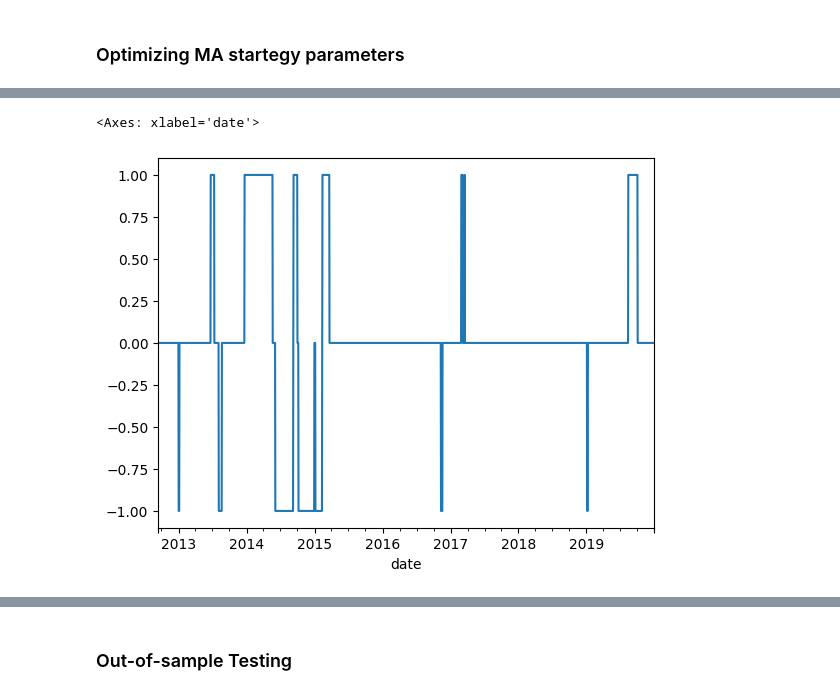
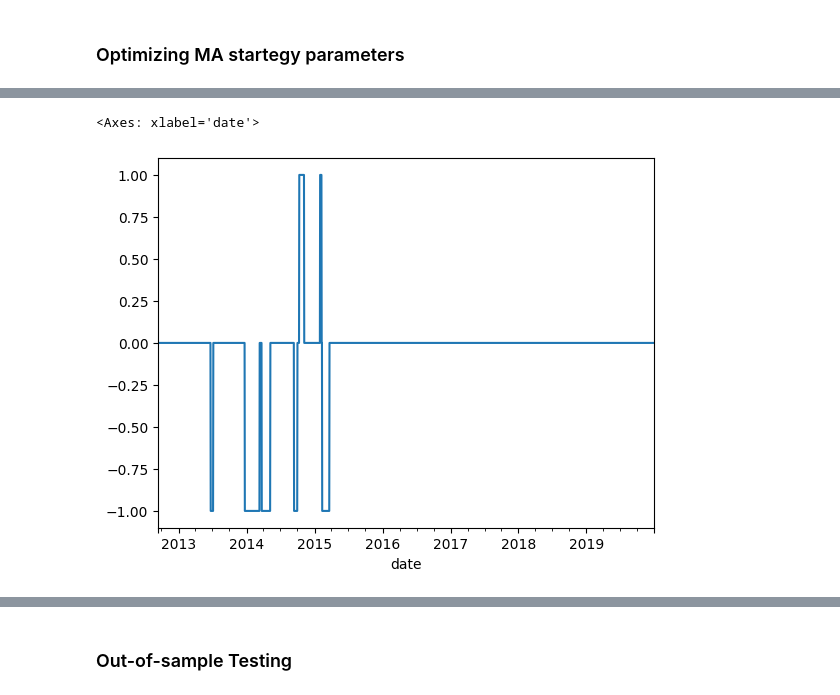
Before and after one commit to hedge-fund-strats/yield-curve-slope-trading, a Jupyter notebook: 05-trading-strat-joaquin.ipynb, the cells around one changed output, grey strips where cells are left out. Drawn from its saved outputs; the diff is of its cells as text; code cells hidden in the pictures.

```diff
--- a/05-trading-strat-joaquin.ipynb
+++ b/05-trading-strat-joaquin.ipynb
@@ -111,13 +114,13 @@ Best params via brute:
 # %%
 trades, df2 = mod.ema_strat(train_scores,
                             train_pca,
                             train_df,
                             portfolio,
-                            short=5, long=190, threshold=0.0015)
+                            short=20, long=70, threshold=0.0042)
 df2["position"].plot()
 # %% [output]
 <Axes: xlabel='date'>
-[figure, old version]
+[figure, new version]
 # %%
 df_trades = pd.DataFrame(trades)
 df_trades.drop(columns=["pc_loading", "portfolio","mtm"], inplace=True)
```
Also changed, not shown: parts of 7 cells of this notebook.
